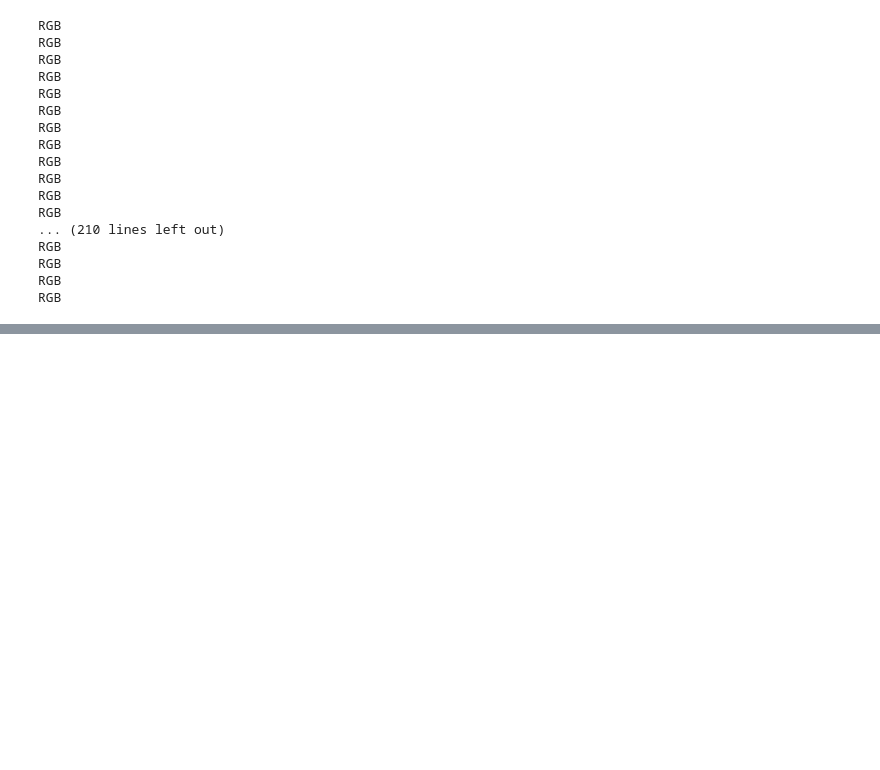
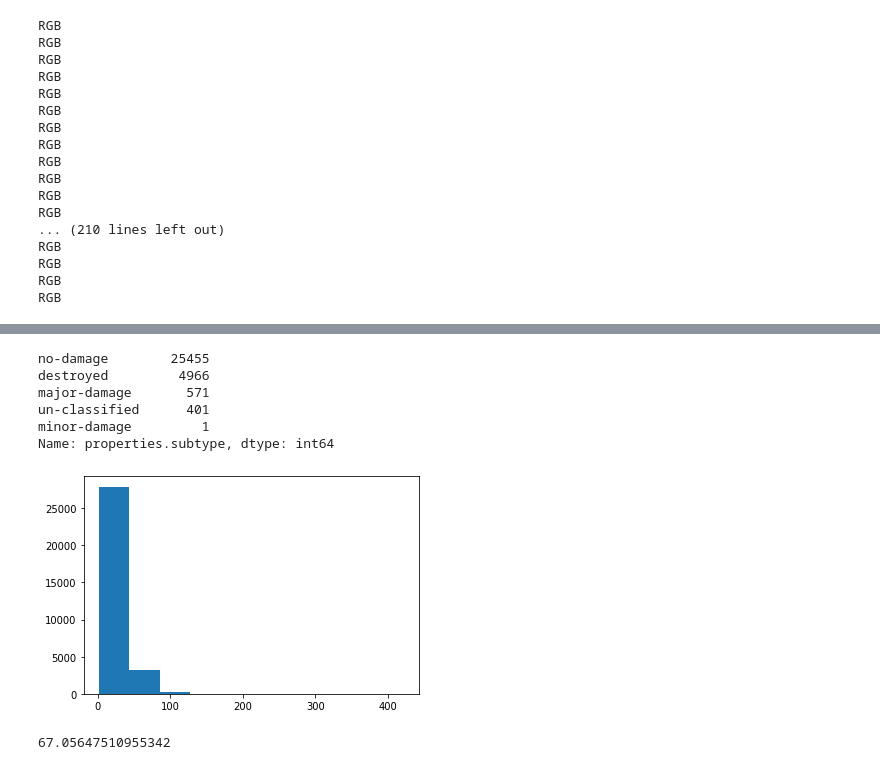
Before and after one commit to imansrf/disaster_area_identification, a Jupyter notebook: Identification_Disaster__Area.ipynb, the cells around one changed output, grey strips where cells are left out. Saved outputs shown, nothing was run; the diff lists cells and outputs as text; code cells hidden in the pictures; blank space fills up the shorter version.

```diff
--- a/Identification_Disaster__Area.ipynb
+++ b/Identification_Disaster__Area.ipynb
@@ -89,0 +174,10 @@ for f in post_tsunami_labels:
+# %%
+### Building damages for hurricanes
+post_disaster_tsunami_files = [f for f in os.listdir(directory) if 'tsunami' in f]
+post_disaster_tsunami_files = list(filter(lambda x: 'post' in x, post_disaster_tsunami_files))
+# %%
+tsunami_json_data = []
+for file in post_disaster_tsunami_files:
+    with open(directory + file) as f:
+        data = json.load(f)
+        tsunami_json_data.append(data)
@@ -89,0 +203,45 @@ for f in post_tsunami_labels:
+# %%
+# for hurricane buildings:
+df_tsunami['properties.subtype'].value_counts()
+# %% [output]
+no-damage        25455
+destroyed         4966
+major-damage       571
+un-classified      401
+minor-damage         1
+Name: properties.subtype, dtype: int64
+# %%
+from shapely.geometry import Polygon
+
+polygon_data = []
+for image_meta in tsunami_json_data:
+    for building in image_meta['features']['xy']:
+        polygon_data.append((building['wkt'], building['properties']['subtype']))
+
+polygon_bounds = []
+for polygon in polygon_data:
+    shapely_obj = shapely.wkt.loads(polygon[0])
+    poly_bound = shapely_obj.bounds
+    polygon_bounds.append((poly_bound[2]-poly_bound[0], poly_bound[3]-poly_bound[1]))
+
+#P = shapely.wkt.loads(tsunami_json_data['features']['xy'][0]['wkt'])
+# %%
+polygon_widths = [polygon[0] for polygon in polygon_bounds]
+polygon_y = [polygon[1] for polygon in polygon_bounds]
+# %%
+import matplotlib.pyplot as plt
+import math
+import numpy as np
+
+poly_x_log = [math.log(polygon) for polygon in polygon_widths]
+# plt.hist(poly_x_log)
+plt.hist(polygon_widths)
+plt.show()
+
+#find 98 percentile
+np_p_widths = np.array(polygon_widths)
+crop_lim = np.percentile(np_p_widths, 98)
+crop_lim #calculates the 98 percentile
+# %% [output]
+[figure, added]
+67.05647510955342
```
Also changed, not shown: parts of 21 cells of this notebook.
